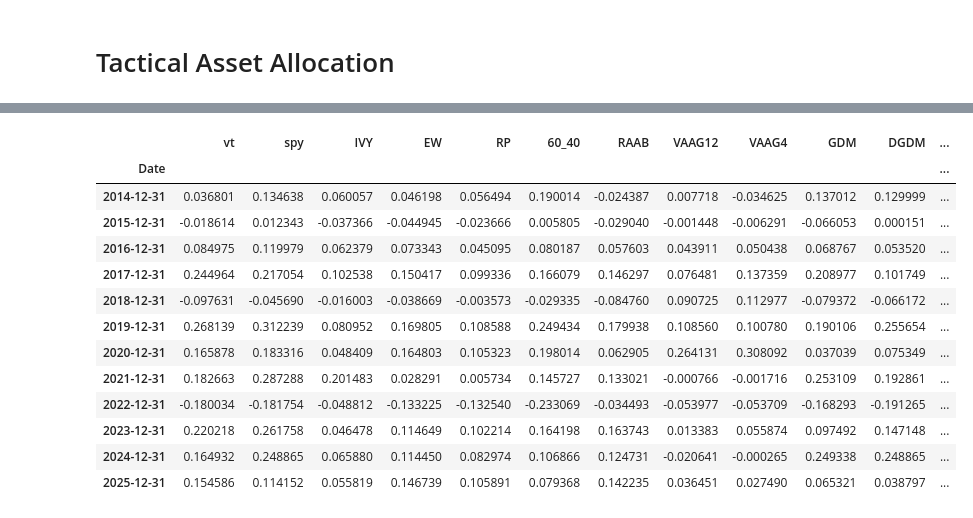
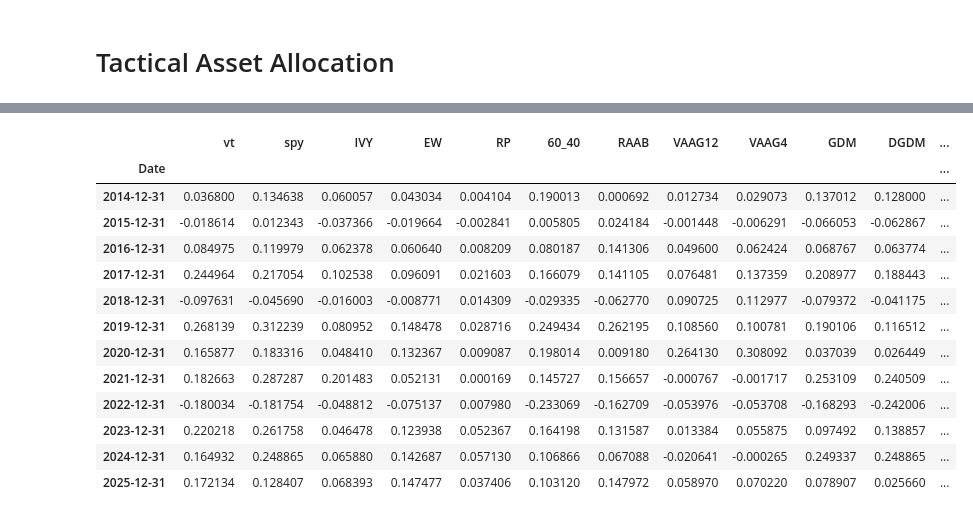
Before and after one commit to xawotihs/tactical-asset-allocation, a Jupyter notebook: notebooks/Main.ipynb, the cells around one changed output, grey strips where cells are left out. Saved outputs shown, nothing was run; the diff lists cells and outputs as text; code cells hidden in the pictures.

```diff
--- a/notebooks/Main.ipynb
+++ b/notebooks/Main.ipynb
@@ -52,7 +52,7 @@ weights.columns.name = "ID"
 all_strategies.append(weights.stack().rename(strategy.tag).to_frame())
 
 # benchmark strategies
-assets = ["SPY", "AGG", "IEF", "GLD", "EEM"]
+assets = ["SPY", "BND", "BIL", "GLD"]
 returns = data.pct_change().dropna().loc[:, assets]
 
 ew = EqualWeights(assets, rebalance_dates).weights
@@ -188,6 +188,3 @@ weights = haa_allocation(
     "TIP")
 weights.columns.name, weights.index.name = "ID", "Date"
 all_strategies.append(weights.stack().rename(strategy.tag).to_frame())
-
-# concat all strats
-all_strategies = reduce(lambda x, y: x.join(y, how="outer"), all_strategies).fillna(0)
@@ -194,6 +194,6 @@ all_strategies = reduce(lambda x, y: x.join(y, how="outer"), all_strategies).fil
 # %%
 bt = Backtester(all_strategies, "USD")
-port_price_returns = bt.run(return_type="price")
+port_price_returns = bt.run(return_type="price", prices=data)
 port_price_returns
 # %% [output]
 |  | vt | spy | IVY | EW | RP | 60_40 | RAAB | VAAG12 | VAAG4 | GDM | DGDM | ... |
@@ -213,2 +212,0 @@ port_price_returns
-# %%
-port_price_returns[port_price_returns.index >= "2014-01-01"].add(1).cumprod().plot(title="Cumulative Total Returns");
@@ -217,24 +213,34 @@ port_price_returns[port_price_returns.index >= "2014-01-01"].add(1).cumprod().pl
+# %%
+import plotly.express as px
+import plotly.io as pio
+# Use browser renderer to avoid nbformat dependency in this environment
+pio.renderers.default = 'browser'
+
+# plot cumulative returns in interactive diagram
+df = port_price_returns[port_price_returns.index >= "2014-01-01"].add(1).cumprod()
+fig = px.line(df, title="Cumulative Total Returns")
+fig.show(renderer='browser')
 # %%
 # list the annual returns of the strategies between 2011 and 2025
-annual_returns = port_price_returns.resample("A").apply(lambda x: (x + 1).prod() - 1)
+annual_returns = port_price_returns.resample("YE").apply(lambda x: (x + 1).prod() - 1)
 annual_returns = annual_returns.loc[annual_returns.index >= "2014-01-01"]
 annual_returns
 #annual_returns.plot.bar(title="Annual Returns of Strategies", figsize=(12, 6));
 # %% [output]
 |  | vt | spy | IVY | EW | RP | 60_40 | RAAB | VAAG12 | VAAG4 | GDM | DGDM | ... |
 | Date |  |  |  |  |  |  |  |  |  |  |  | ... |
-| 2014-12-31 | 0.036801 | 0.134638 | 0.060057 | 0.046198 | 0.056494 | 0.190014 | -0.024387 | 0.007718 | -0.034625 | 0.137012 | 0.129999 | ... |
-| 2015-12-31 | -0.018614 | 0.012343 | -0.037366 | -0.044945 | -0.023666 | 0.005805 | -0.029040 | -0.001448 | -0.006291 | -0.066053 | 0.000151 | ... |
-| 2016-12-31 | 0.084975 | 0.119979 | 0.062379 | 0.073343 | 0.045095 | 0.080187 | 0.057603 | 0.043911 | 0.050438 | 0.068767 | 0.053520 | ... |
-| 2017-12-31 | 0.244964 | 0.217054 | 0.102538 | 0.150417 | 0.099336 | 0.166079 | 0.146297 | 0.076481 | 0.137359 | 0.208977 | 0.101749 | ... |
-| 2018-12-31 | -0.097631 | -0.045690 | -0.016003 | -0.038669 | -0.003573 | -0.029335 | -0.084760 | 0.090725 | 0.112977 | -0.079372 | -0.066172 | ... |
-| 2019-12-31 | 0.268139 | 0.312239 | 0.080952 | 0.169805 | 0.108588 | 0.249434 | 0.179938 | 0.108560 | 0.100780 | 0.190106 | 0.255654 | ... |
-| 2020-12-31 | 0.165878 | 0.183316 | 0.048409 | 0.164803 | 0.105323 | 0.198014 | 0.062905 | 0.264131 | 0.308092 | 0.037039 | 0.075349 | ... |
-| 2021-12-31 | 0.182663 | 0.287288 | 0.201483 | 0.028291 | 0.005734 | 0.145727 | 0.133021 | -0.000766 | -0.001716 | 0.253109 | 0.192861 | ... |
-| 2022-12-31 | -0.180034 | -0.181754 | -0.048812 | -0.133225 | -0.132540 | -0.233069 | -0.034493 | -0.053977 | -0.053709 | -0.168293 | -0.191265 | ... |
-| 2023-12-31 | 0.220218 | 0.261758 | 0.046478 | 0.114649 | 0.102214 | 0.164198 | 0.163743 | 0.013383 | 0.055874 | 0.097492 | 0.147148 | ... |
-| 2024-12-31 | 0.164932 | 0.248865 | 0.065880 | 0.114450 | 0.082974 | 0.106866 | 0.124731 | -0.020641 | -0.000265 | 0.249338 | 0.248865 | ... |
-| 2025-12-31 | 0.154586 | 0.114152 | 0.055819 | 0.146739 | 0.105891 | 0.079368 | 0.142235 | 0.036451 | 0.027490 | 0.065321 | 0.038797 | ... |
+| 2014-12-31 | 0.036800 | 0.134638 | 0.060057 | 0.043034 | 0.004104 | 0.190013 | 0.000692 | 0.012734 | 0.029073 | 0.137012 | 0.128000 | ... |
+| 2015-12-31 | -0.018614 | 0.012343 | -0.037366 | -0.019664 | -0.002841 | 0.005805 | 0.024184 | -0.001448 | -0.006291 | -0.066053 | -0.062867 | ... |
+| 2016-12-31 | 0.084975 | 0.119979 | 0.062378 | 0.060640 | 0.008209 | 0.080187 | 0.141306 | 0.049600 | 0.062424 | 0.068767 | 0.063774 | ... |
+| 2017-12-31 | 0.244964 | 0.217054 | 0.102538 | 0.096091 | 0.021603 | 0.166079 | 0.141105 | 0.076481 | 0.137359 | 0.208977 | 0.188443 | ... |
+| 2018-12-31 | -0.097631 | -0.045690 | -0.016003 | -0.008771 | 0.014309 | -0.029335 | -0.062770 | 0.090725 | 0.112977 | -0.079372 | -0.041175 | ... |
+| 2019-12-31 | 0.268139 | 0.312239 | 0.080952 | 0.148478 | 0.028716 | 0.249434 | 0.262195 | 0.108560 | 0.100781 | 0.190106 | 0.116512 | ... |
+| 2020-12-31 | 0.165877 | 0.183316 | 0.048410 | 0.132367 | 0.009087 | 0.198014 | 0.009180 | 0.264130 | 0.308092 | 0.037039 | 0.026449 | ... |
+| 2021-12-31 | 0.182663 | 0.287287 | 0.201483 | 0.052131 | 0.000169 | 0.145727 | 0.156657 | -0.000767 | -0.001717 | 0.253109 | 0.240509 | ... |
+| 2022-12-31 | -0.180034 | -0.181754 | -0.048812 | -0.075137 | 0.007980 | -0.233069 | -0.162709 | -0.053976 | -0.053708 | -0.168293 | -0.242006 | ... |
+| 2023-12-31 | 0.220218 | 0.261758 | 0.046478 | 0.123938 | 0.052367 | 0.164198 | 0.131587 | 0.013384 | 0.055875 | 0.097492 | 0.138857 | ... |
+| 2024-12-31 | 0.164932 | 0.248865 | 0.065880 | 0.142687 | 0.057130 | 0.106866 | 0.067088 | -0.020641 | -0.000265 | 0.249337 | 0.248865 | ... |
+| 2025-12-31 | 0.172134 | 0.128407 | 0.068393 | 0.147477 | 0.037406 | 0.103120 | 0.147972 | 0.058970 | 0.070220 | 0.078907 | 0.025660 | ... |
 # %%
 ts = Tearsheet(port_price_returns[port_price_returns.index >= "2014-01-01"], "EW")
 ts.summary(ann_factor=12).round(2)
```
Also changed, not shown: parts of 8 cells of this notebook, 5 other files.
